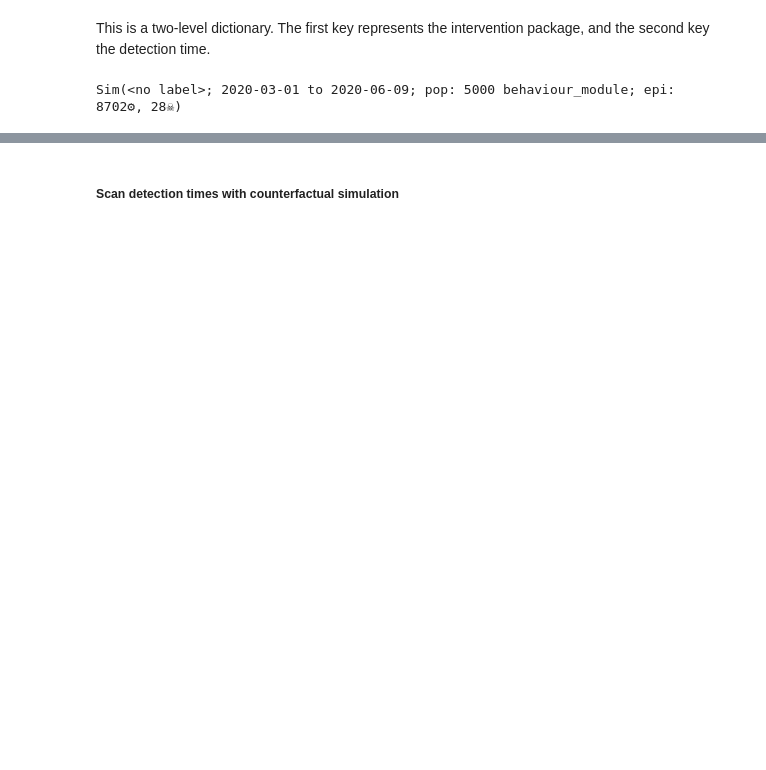
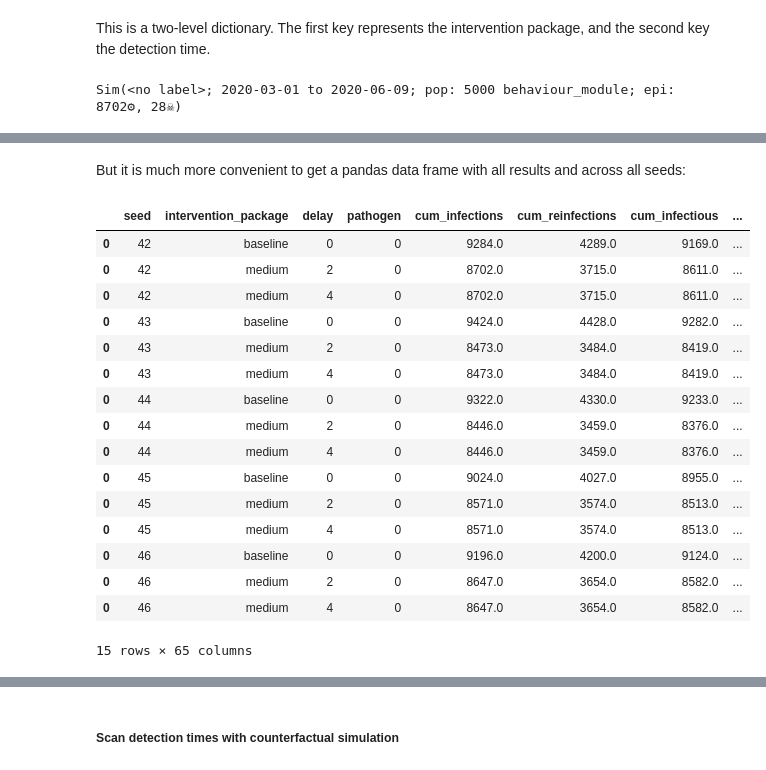
Before and after one commit to ConradKunadu/pathosim-obg, a Jupyter notebook: demos/counterfactual_sim.ipynb, the cells around one changed output, grey strips where cells are left out. Saved outputs shown, nothing was run; the diff lists cells and outputs as text; code cells hidden in the pictures; blank space fills up the shorter version.

```diff
--- a/demos/counterfactual_sim.ipynb
+++ b/demos/counterfactual_sim.ipynb
@@ -116,0 +132,22 @@ Sim(<no label>; 2020-03-01 to 2020-06-09; pop: 5000 behaviour_module; epi: 8702
+# %% [markdown]
+But it is much more convenient to get a pandas data frame with all results and across all seeds:
+# %%
+cf.get_summaries_df()
+# %% [output]
+|  | seed | intervention_package | delay | pathogen | cum_infections | cum_reinfections | cum_infectious | ... |
+| 0 | 42 | baseline | 0 | 0 | 9284.0 | 4289.0 | 9169.0 | ... |
+| 0 | 42 | medium | 2 | 0 | 8702.0 | 3715.0 | 8611.0 | ... |
+| 0 | 42 | medium | 4 | 0 | 8702.0 | 3715.0 | 8611.0 | ... |
+| 0 | 43 | baseline | 0 | 0 | 9424.0 | 4428.0 | 9282.0 | ... |
+| 0 | 43 | medium | 2 | 0 | 8473.0 | 3484.0 | 8419.0 | ... |
+| 0 | 43 | medium | 4 | 0 | 8473.0 | 3484.0 | 8419.0 | ... |
+| 0 | 44 | baseline | 0 | 0 | 9322.0 | 4330.0 | 9233.0 | ... |
+| 0 | 44 | medium | 2 | 0 | 8446.0 | 3459.0 | 8376.0 | ... |
+| 0 | 44 | medium | 4 | 0 | 8446.0 | 3459.0 | 8376.0 | ... |
+| 0 | 45 | baseline | 0 | 0 | 9024.0 | 4027.0 | 8955.0 | ... |
+| 0 | 45 | medium | 2 | 0 | 8571.0 | 3574.0 | 8513.0 | ... |
+| 0 | 45 | medium | 4 | 0 | 8571.0 | 3574.0 | 8513.0 | ... |
+| 0 | 46 | baseline | 0 | 0 | 9196.0 | 4200.0 | 9124.0 | ... |
+| 0 | 46 | medium | 2 | 0 | 8647.0 | 3654.0 | 8582.0 | ... |
+| 0 | 46 | medium | 4 | 0 | 8647.0 | 3654.0 | 8582.0 | ... |
+15 rows × 65 columns
```
Also changed, not shown: parts of 19 cells of this notebook, 1 other file.
